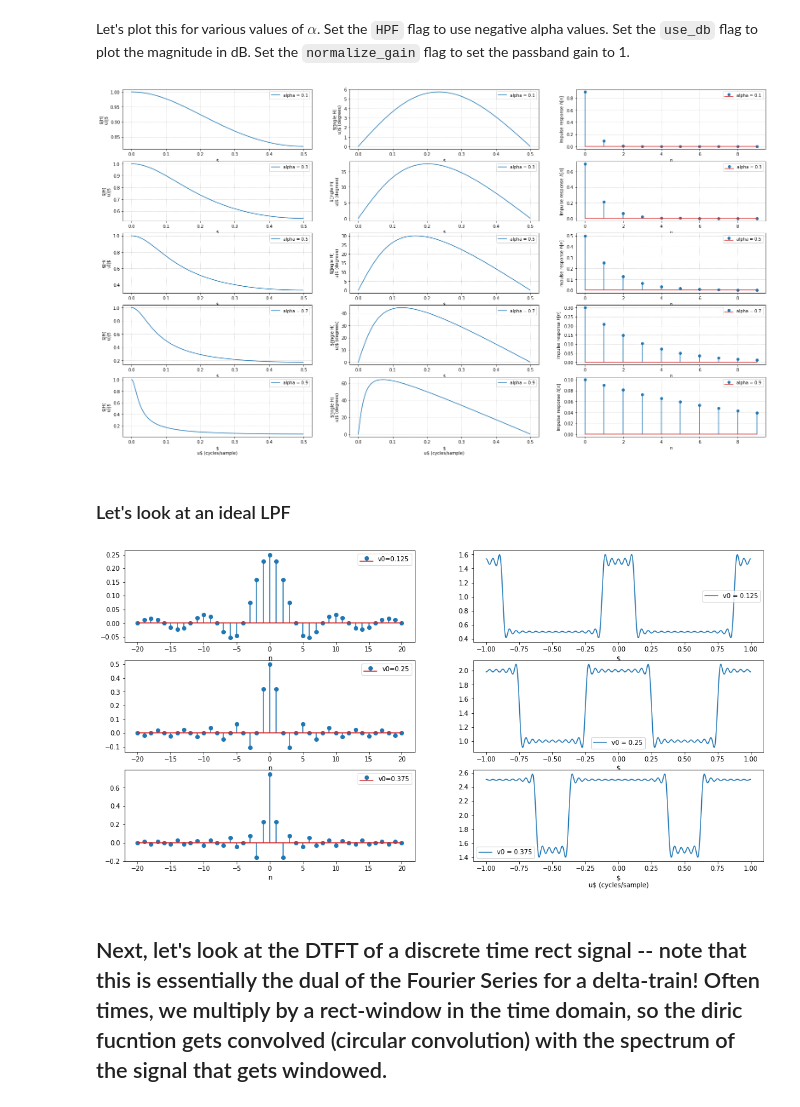
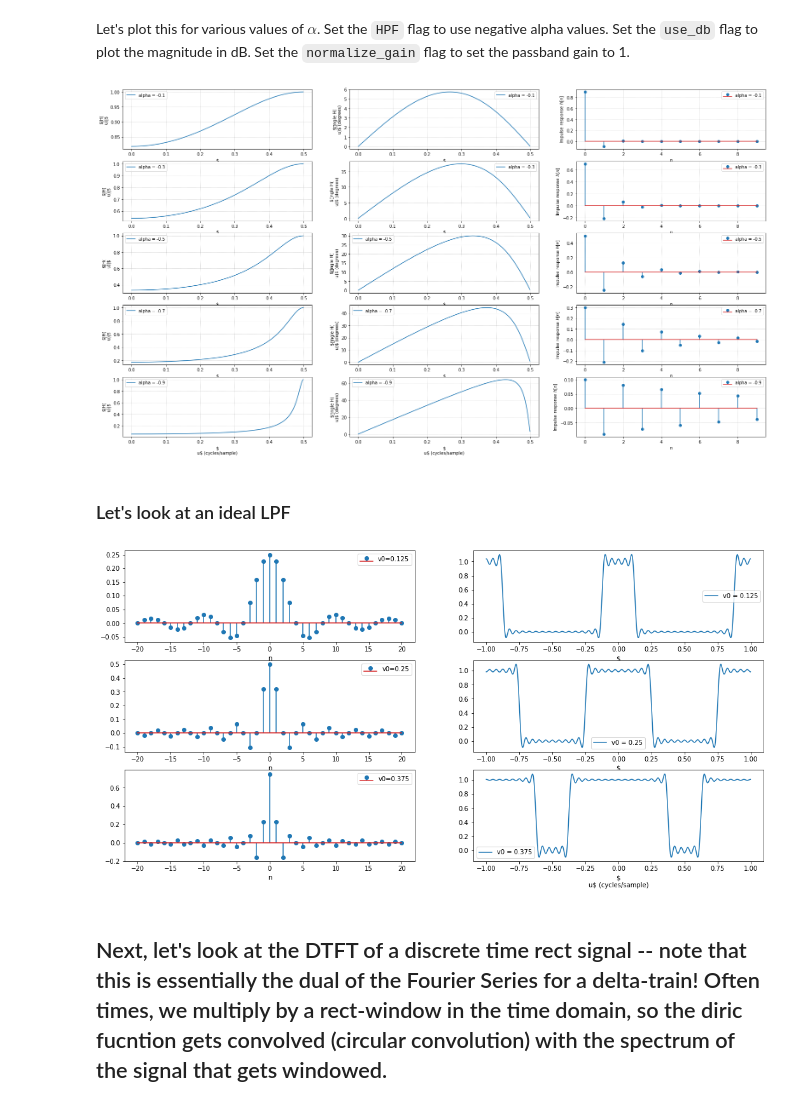
Before and after one commit to keithchugg/ee301_spring2021, a Jupyter notebook: lecture_examples/DTFT_examples.ipynb, the cells around one changed output. Drawn from its saved outputs; the diff is of its cells as text; code cells hidden in the pictures.

```diff
--- a/lecture_examples/DTFT_examples.ipynb
+++ b/lecture_examples/DTFT_examples.ipynb
@@ -11,7 +11,7 @@ import soundfile as sf
 def H_AR1(v, alpha, normalize_gain=False):
     ## if normalize_gain==False, then this is b = [1], a=[1, -alpha]
     ## if normalize_gain==True, then this is b = [1 - |a|], a=[1, -alpha]
-    H = 1 / ( 1 - alpha * np.exp( 2j * np.pi * v))
+    H = 1 / ( 1 - alpha * np.exp( -2j * np.pi * v))
     if normalize_gain:
         H *= (1 - np.abs(alpha))
     return H
@@ -20,7 +20,7 @@ Let's plot this for various values of $\alpha$.  Set the `HPF` flag to use negat
 # %%
 #### Set the parameters for the plots
 ## set HPF true to plot for negative alpha
-HPF = False
+HPF = True
 ## set use_db true to plot |H| in dB
 use_db = False
 ## set normalize_gain true to make the passband-gain 1
@@ -37,34 +37,34 @@ if HPF:
 db_tag = ''
 
 N_rows = len(alphas)
 fig, ax = plt.subplots(N_rows, 3, figsize=(27, N_rows * 3))
 
 for i, alpha in enumerate(alphas):
     H = H_AR1(v, alpha, normalize_gain=normalize_gain)
     h = alpha ** n_time
     if normalize_gain:
         h *= (1 - np.abs(alpha))
     H_mag = np.abs(H)
     if use_db:
         H_mag = 10 * np.log10(H_mag)
         db_tag = '(dB)'
     ax[i][0].plot(v, H_mag, label=f'alpha = {alpha}')
     ax[i][1].plot(v, np.unwrap(np.angle(H)) * (180 / np.pi), label=f'alpha = {alpha}')
     ax[i][2].stem(n_time, h, label=f'alpha = {alpha}')
 
     ax[i][0].set_xlabel('$\nu$ (cycles/sample)')
     ax[i][1].set_xlabel('$\nu$ (cycles/sample)')
     ax[i][2].set_xlabel('n')
 
     ax[i][0].set_ylabel(f'$|H(\nu)|$ {db_tag}')
     ax[i][1].set_ylabel(f'$\angle H(\nu)$ (degrees)')
     ax[i][2].set_ylabel('Impulse response $h[n]$')
 
     for j in range(3):
         ax[i][j].legend()
         ax[i][j].grid(linestyle=':')
 # %% [output]
-[figure, old version]
+[figure, new version]
 # %% [markdown]
 ### Let's look at an ideal LPF
 # %%
@@ -91,13 +91,13 @@ for k, v0 in enumerate(cut_off_freqs):
     ax[k][0].set_xlabel('n')
 
     H = np.ones(len(v)) * h[M]
-    for n in range(M+ 1):
+    for n in range(1, M+ 1):
         H += 2 * h[n + M] * np.cos(2 * np.pi * n * v)
     ax[k][1].plot(v, H, label=f'v0 = {v0}')
     ax[k][1].set_xlabel('$\nu$ (cycles/sample)')
     ax[k][1].legend()
 # %% [output]
-[figure, old version]
+[figure, new version]
 # %% [markdown]
 ## Next, let's look at the DTFT of a discrete time rect signal -- note that this is essentially the dual of the Fourier Series for a delta-train!  Often times, we multiply by a rect-window in the time domain, so the diric fucntion gets convolved (circular convolution) with the spectrum of the signal that gets windowed.
 # %%
```
